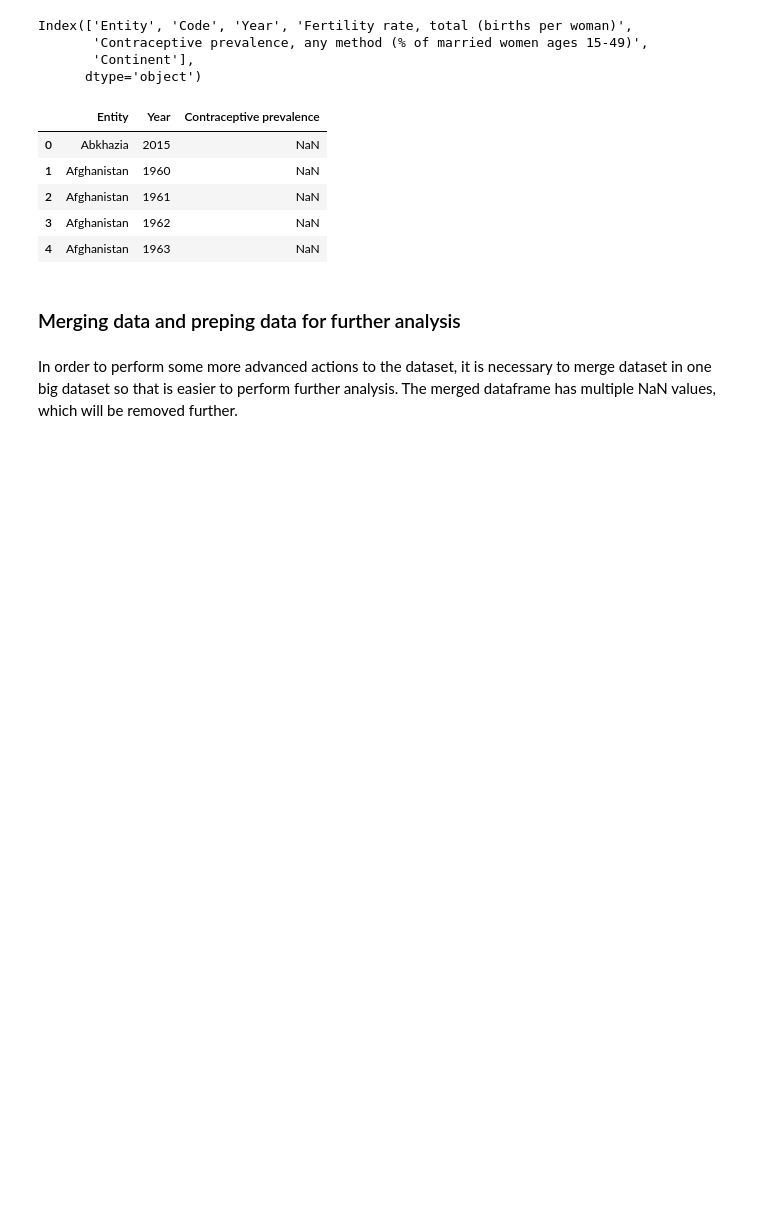
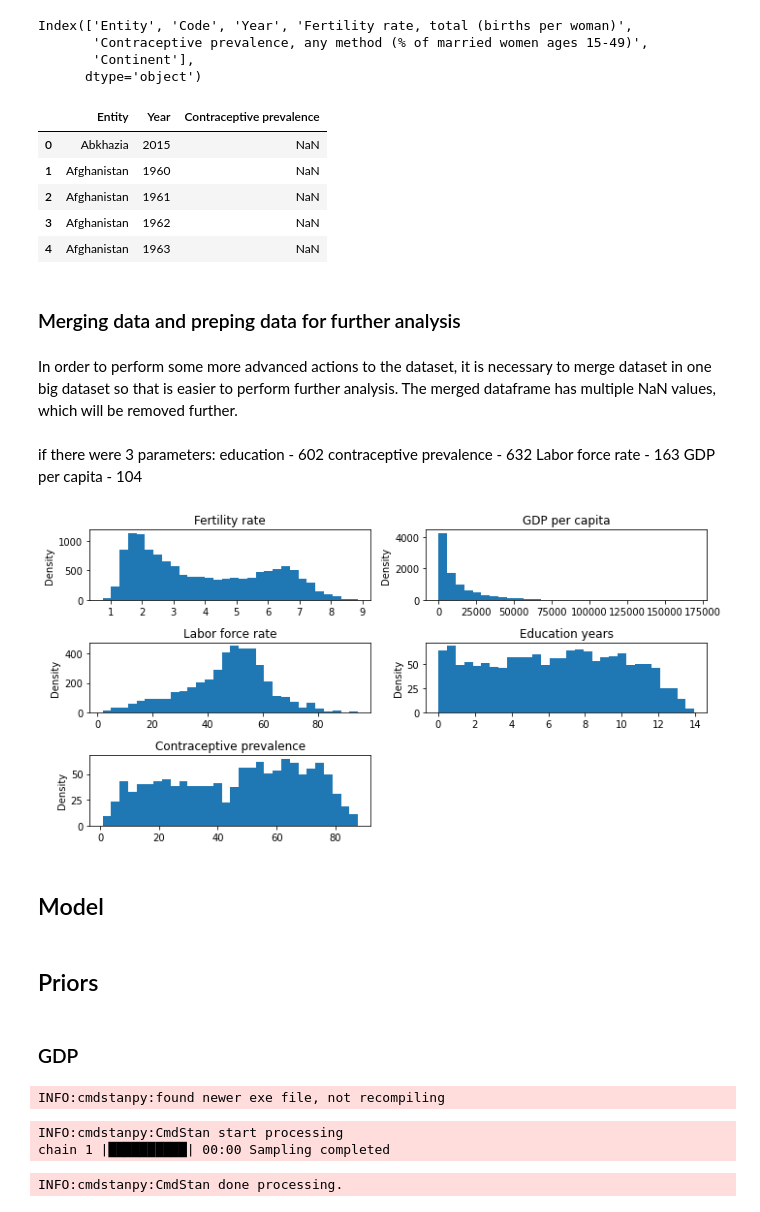
Before and after one commit to michalsciubisz/fertility_rate_project, a Jupyter notebook: fertility_rate.ipynb, the cells around one changed output. Drawn from its saved outputs; the diff is of its cells as text; code cells hidden in the pictures; blank space fills up the shorter version.

Commit message:
All priors added

```diff
--- a/fertility_rate.ipynb
+++ b/fertility_rate.ipynb
@@ -123,3 +128,24 @@ In order to perform some more advanced actions to the dataset, it is necessary t
 merged_df= gdp_df.merge(labor_df, on=['Entity', 'Year'])\
                            .merge(education_df, on=['Entity', 'Year'])\
                            .merge(contraception_df, on=['Entity', 'Year'])
+# %% [markdown]
+if there were 3 parameters: </br>
+education - 602 </br>
+contraceptive prevalence - 632 </br>
+Labor force rate - 163 </br>
+GDP per capita - 104 </br>
+# %%
+col_list = ['Fertility rate', 'GDP per capita', 'Labor force rate', 'Education years', 'Contraceptive prevalence']
+
+plt.figure(figsize=(10,5))
+for idx in range(len(col_list)):
+    plt.subplot(3,2,idx+1)
+    plt.hist(merged_df[col_list[idx]], bins=30)
+    plt.ylabel('Density')
+    plt.title(f'{col_list[idx]}')
+plt.tight_layout()
+plt.show()
+# %% [output]
+[figure, added]
+# %% [markdown]
+## Model
@@ -125,0 +157,2 @@ merged_df= gdp_df.merge(labor_df, on=['Entity', 'Year'])\
+# %% [markdown]
+## Priors
@@ -125,0 +161,6 @@ merged_df= gdp_df.merge(labor_df, on=['Entity', 'Year'])\
+# %% [markdown]
+### GDP
+# %%
+gdp_prior = CmdStanModel(stan_file='prior_gdp.stan')
+# %% [output]
+INFO:cmdstanpy:found newer exe file, not recompiling
@@ -125,0 +178,9 @@ merged_df= gdp_df.merge(labor_df, on=['Entity', 'Year'])\
+# %%
+R = len(prior_df)
+
+sim_gdp = gdp_prior.sample(data=data_simulation_gdp, iter_warmup=500, iter_sampling=R, chains=1, seed=2001)
+sim_gdp_df = sim_gdp.draws_pd()
+# %% [output]
+INFO:cmdstanpy:CmdStan start processing
+chain 1 |██████████| 00:00 Sampling completed
+INFO:cmdstanpy:CmdStan done processing.
```
Also changed, not shown: parts of 24 cells of this notebook, 6 other files.
